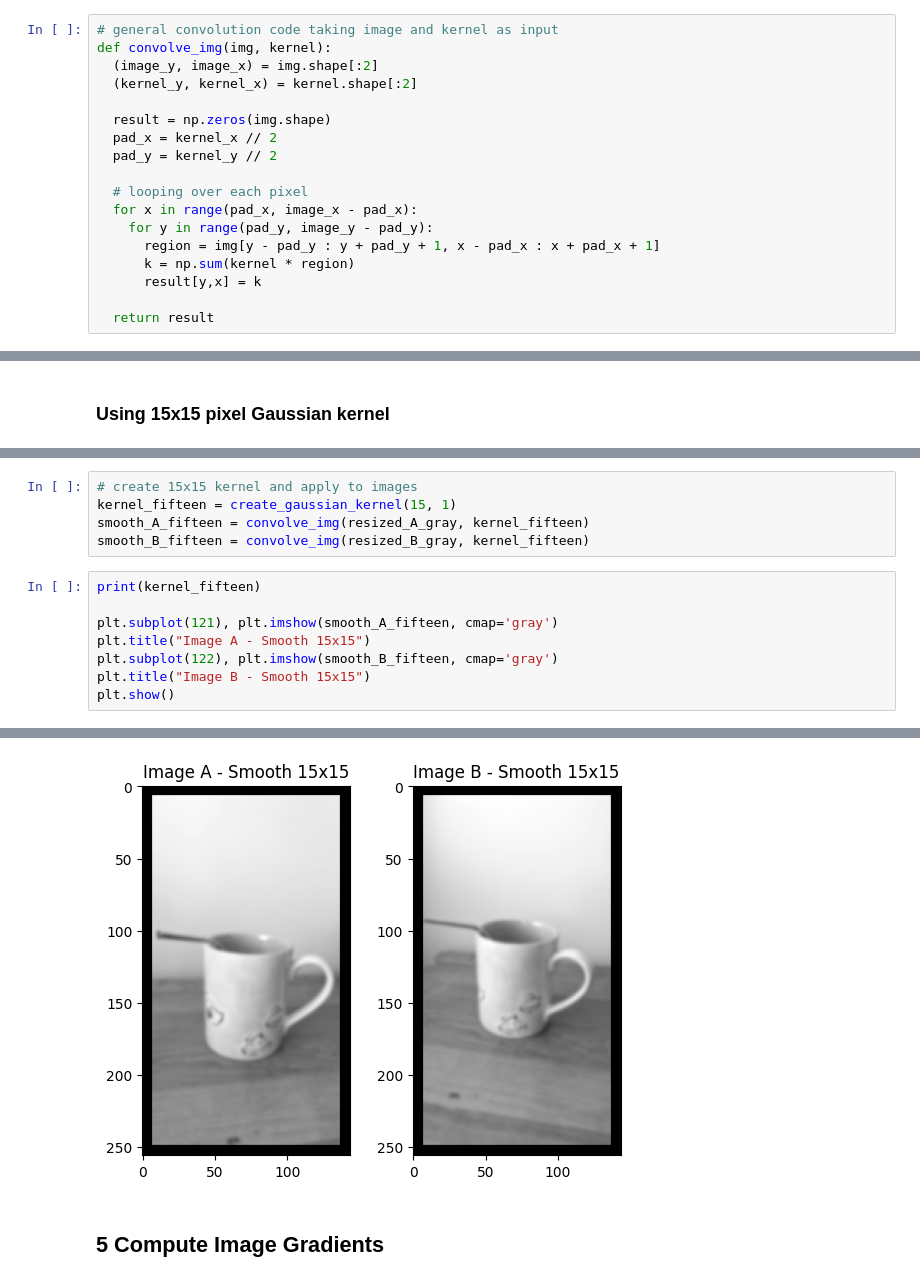
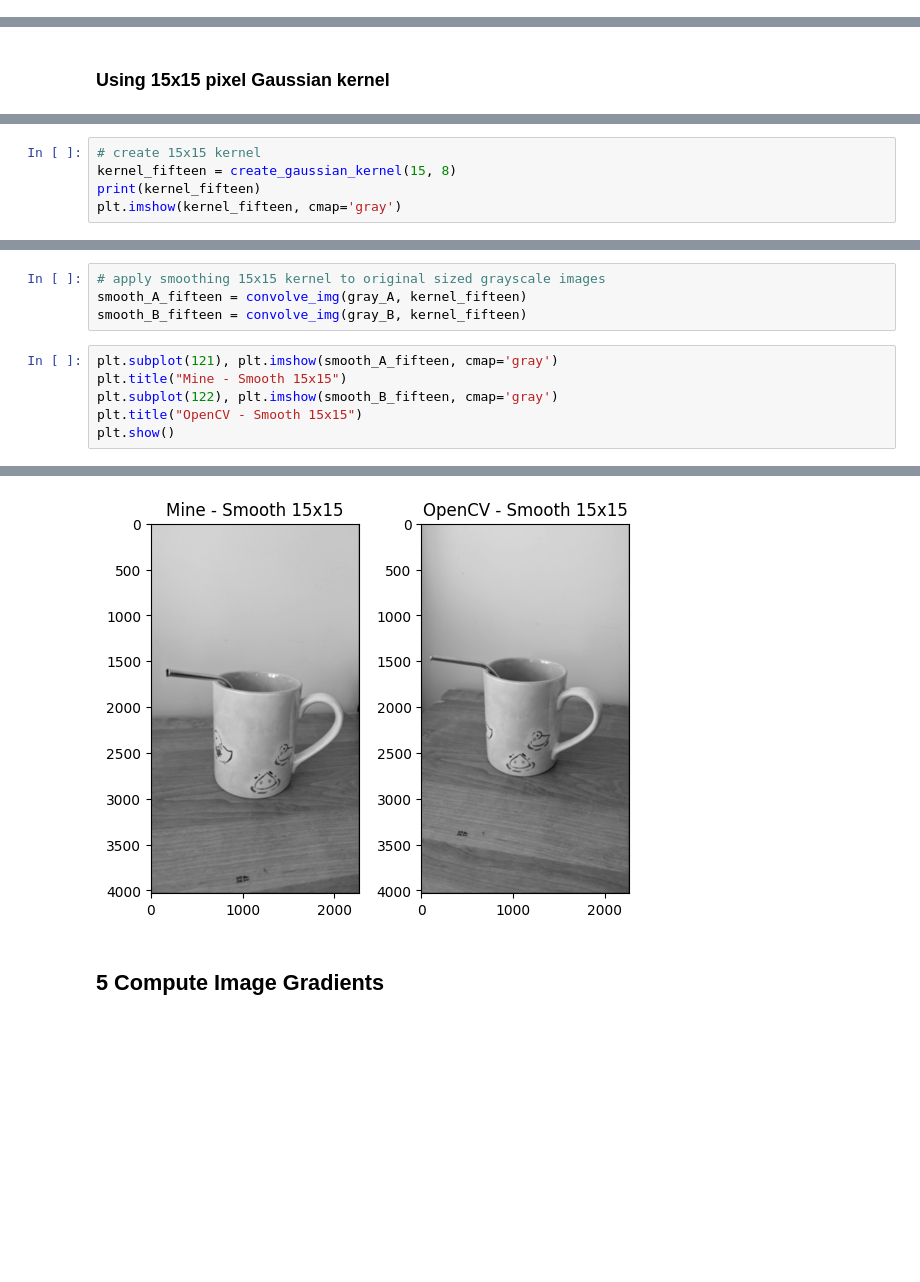
Before and after one commit to anntri2001/ecse415-f24-assignments, a Jupyter notebook: A1/ECSE415_F24_A1_260985522.ipynb, the cells around one changed output, grey strips where cells are left out. Drawn from its saved outputs; the diff is of its cells as text; blank space fills up the shorter version.

Commit message:
Fix convolution code to have padding

```diff
--- a/A1/ECSE415_F24_A1_260985522.ipynb
+++ b/A1/ECSE415_F24_A1_260985522.ipynb
@@ -106,21 +106,3 @@ plt.show()
 [figure]
 # %% [markdown]
 ## 4 Smooth the images using Gaussian smoothing
-# %%
-# general convolution code taking image and kernel as input
-def convolve_img(img, kernel):
-  (image_y, image_x) = img.shape[:2]
-  (kernel_y, kernel_x) = kernel.shape[:2]
-
-  result = np.zeros(img.shape)
-  pad_x = kernel_x // 2
-  pad_y = kernel_y // 2
-
-  # looping over each pixel
-  for x in range(pad_x, image_x - pad_x):
-    for y in range(pad_y, image_y - pad_y):
-      region = img[y - pad_y : y + pad_y + 1, x - pad_x : x + pad_x + 1]
-      k = np.sum(kernel * region)
-      result[y,x] = k
-
-  return result
@@ -163,0 +182,5 @@ plt.show()
+# %%
+# create 15x15 kernel
+kernel_fifteen = create_gaussian_kernel(15, 8)
+print(kernel_fifteen)
+plt.imshow(kernel_fifteen, cmap='gray')
@@ -164,14 +207,11 @@ plt.show()
 # %%
-# create 15x15 kernel and apply to images
-kernel_fifteen = create_gaussian_kernel(15, 1)
-smooth_A_fifteen = convolve_img(resized_A_gray, kernel_fifteen)
-smooth_B_fifteen = convolve_img(resized_B_gray, kernel_fifteen)
+# apply smoothing 15x15 kernel to original sized grayscale images
+smooth_A_fifteen = convolve_img(gray_A, kernel_fifteen)
+smooth_B_fifteen = convolve_img(gray_B, kernel_fifteen)
 # %%
-print(kernel_fifteen)
-
 plt.subplot(121), plt.imshow(smooth_A_fifteen, cmap='gray')
-plt.title("Image A - Smooth 15x15")
+plt.title("Mine - Smooth 15x15")
 plt.subplot(122), plt.imshow(smooth_B_fifteen, cmap='gray')
-plt.title("Image B - Smooth 15x15")
+plt.title("OpenCV - Smooth 15x15")
 plt.show()
 # %% [output]
@@ -195,3 +218,3 @@ plt.show()
-[figure, old version]
+[figure, new version]
 # %% [markdown]
 ## 5 Compute Image Gradients
```
Also changed, not shown: parts of 20 cells of this notebook.
